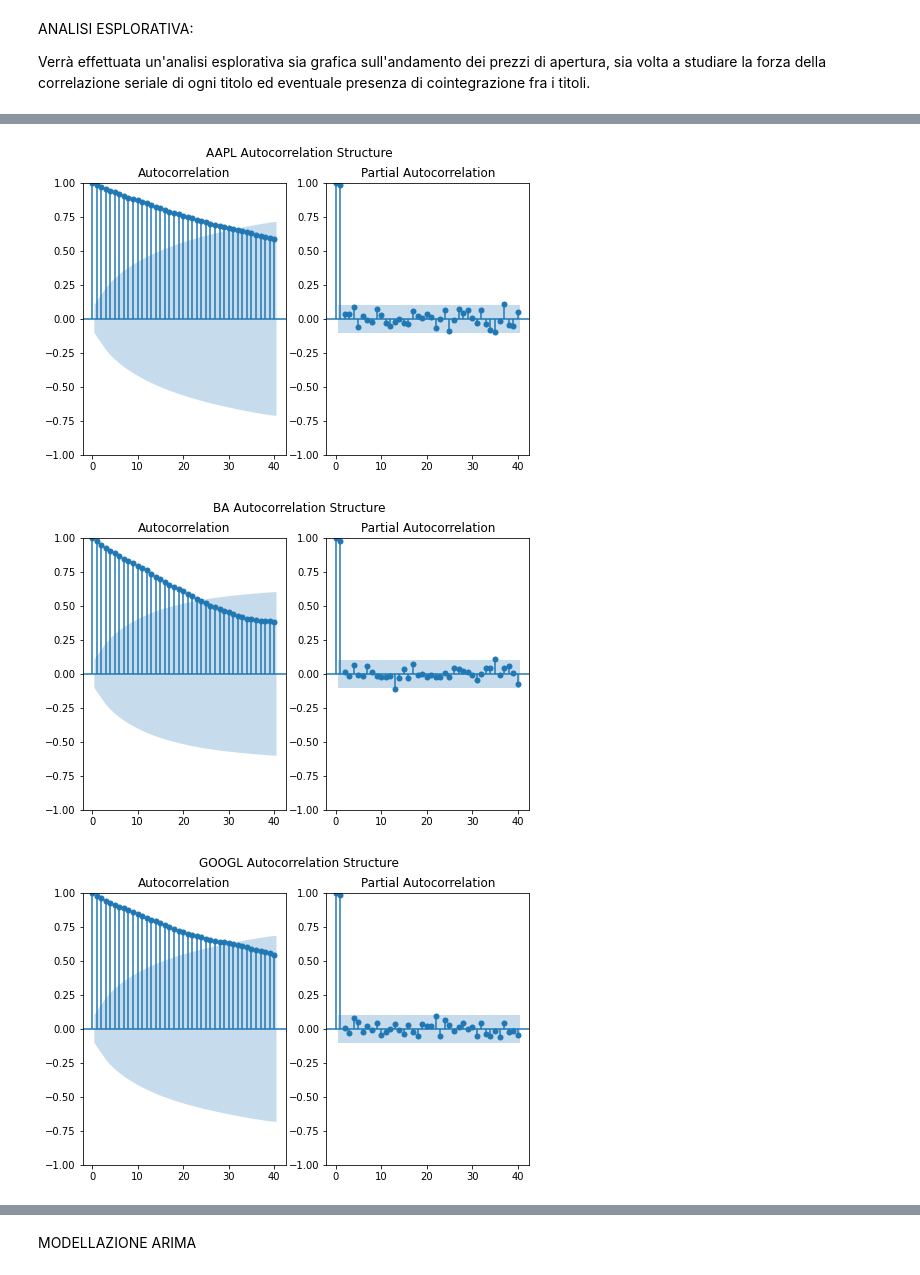
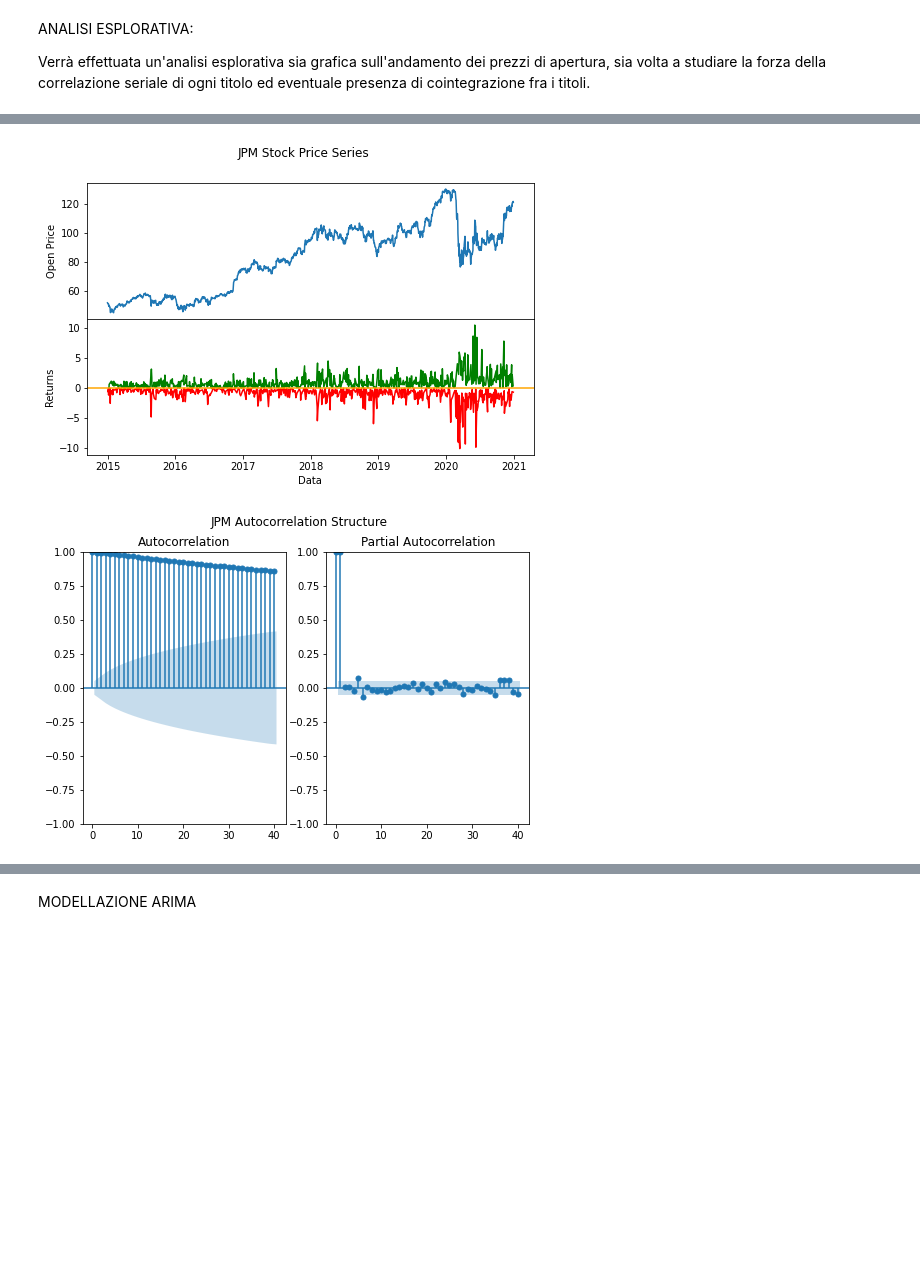
Before and after one commit to SalvatoreLatora/Stock-price-predictions-using-Neural-Networks, a Jupyter notebook: Code_exam.ipynb, the cells around one changed output, grey strips where cells are left out. Cells and saved outputs as stored; diff of their text form; code cells hidden in the pictures; blank space fills up the shorter version.

Commit message:
correzione analisi esplorativa per una sola serie (JPM

```diff
--- a/Code_exam.ipynb
+++ b/Code_exam.ipynb
@@ -80,0 +21,4 @@ memory usage: 2.4+ MB
+# %%
+JPM = yf.Ticker('JPM')
+JPM = JPM.history(start='2015-01-01',end='2020-12-31')
+JPM.describe()
@@ -80,0 +35,6 @@ memory usage: 2.4+ MB
+# %%
+# Elimino la colonna 'Stock Splits', poichè è una colonna contenente tutti zeri, è aggiungo la colonna relativa ai rendimenti del titolo
+# che serve soltanto per l'analisi esplorativa
+JPM = JPM.drop('Stock Splits', axis = 1)
+JPM['Rendimenti'] = JPM['Open'].diff()
+JPM.describe()
@@ -103,12 +64,26 @@ Text(32.28923611111111, 0.5, 'Open Price')
+# %%
+neg = JPM['Rendimenti']>=0
+fig = plt.figure(figsize=(8,5))
+gs = fig.add_gridspec(2, hspace=0)
+axs = gs.subplots(sharex=True, sharey=False)
+fig.suptitle('JPM Stock Price Series')
+axs[0].plot(JPM['Open'])
+axs[1].plot(JPM['Rendimenti'][neg==True], color = "green")
+axs[1].plot(JPM['Rendimenti'][neg==False], color = "red")
+axs[1].axhline(y=0.045864, color = "orange", linestyle="solid")
+axs[1].set_xlabel("Data")
+axs[1].set_ylabel("Returns")
+axs[0].set_ylabel("Open Price")
+for ax in axs.flat:
+    ax.label_outer()
+# %% [output]
+[figure, added]
 # %%
-series2 = pd.pivot(data=Series, index="Date", columns="Stock", values="Open") # time series in wider format.
-for s in series2.columns.values:
-    fig, ax = plt.subplots(1, 2, figsize=(8,5))
-    plot_acf(series2[s].tail(365), lags=40, ax=ax[0])
-    plot_pacf(series2[s].tail(365), lags=40, ax=ax[1])
-    plt.suptitle(s + " Autocorrelation Structure")
-    plt.show()
+# ACF E PACF di ogni serie; utile anche a capire l'ordine del modello ARIMA
+fig, ax = plt.subplots(1, 2, figsize=(8,5))
+plot_acf(JPM['Open'], lags=40, ax=ax[0])
+plot_pacf(JPM['Open'], lags=40, ax=ax[1])
+plt.suptitle("JPM Autocorrelation Structure")
+plt.show()
 # %% [output]
-[figure, old version]
+[figure, new version]
-[figure, removed]
-[figure, removed]
```
Also changed, not shown: parts of 13 cells of this notebook.
